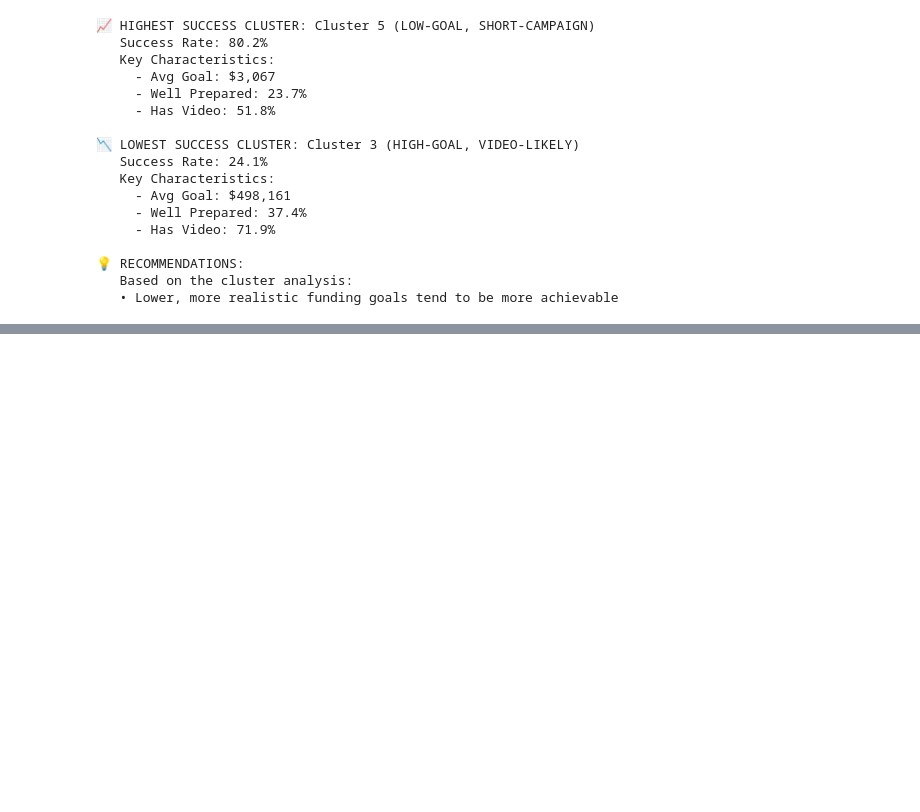
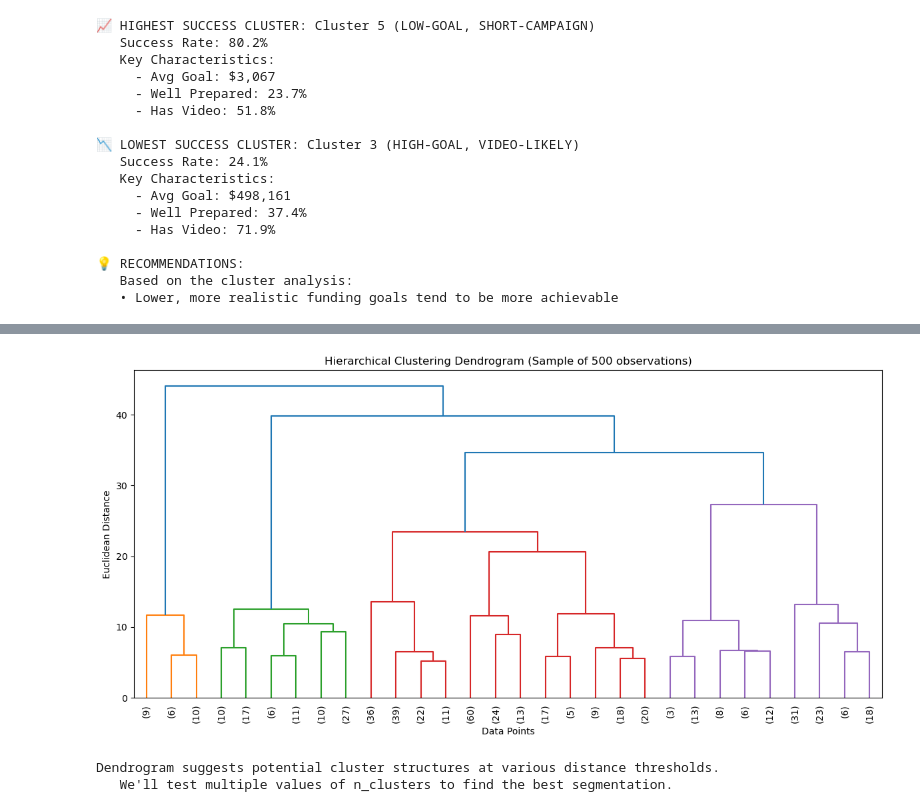
Before and after one commit to rafachan3/kickstarter-prediction, a Jupyter notebook: kickstarter-prediction.ipynb, the cells around one changed output, grey strips where cells are left out. Drawn from its saved outputs; the diff is of its cells as text; code cells hidden in the pictures; blank space fills up the shorter version.

```diff
--- a/kickstarter-prediction.ipynb
+++ b/kickstarter-prediction.ipynb
@@ -614,11 +625,14 @@ df_cluster['goal_tier'] = pd.cut(
     labels=[0, 1, 2, 3, 4]  # Low, Medium, High, Very High, Mega
 ).astype(float)
 
-# 1b. Funding intensity: goal per campaign day (ratio feature like pct_screen)
+# Funding intensity: goal per campaign day (ratio feature like pct_screen)
 df_cluster['goal_per_day'] = df_cluster['goal_usd'] / df_cluster['campaign_duration_days'].replace(0, 1)
 df_cluster['log_goal_per_day'] = np.log1p(df_cluster['goal_per_day'])
 
-# 1c. Binary features using np.where
+# Preparation time: time from project creation to launch (in days)
+df_cluster['prep_time_days'] = (df_cluster['launched_at'] - df_cluster['created_at']) / (60 * 60 * 24)
+
+# Binary features using np.where
 # High ambition project (goal > $50,000)
 df_cluster['is_high_goal'] = np.where(df_cluster['goal_usd'] > 50000, 1, 0)
 
@@ -717,7 +731,7 @@ Applying IQR-based outlier capping:
 # %% [markdown]
 K-Means is a distance-based algorithm, so feature scaling is essential.
 # %%
-caler_cluster = StandardScaler()
+scaler_cluster = StandardScaler()
 X_cluster_scaled = scaler_cluster.fit_transform(X_cluster_capped)
 
 print("\nFeatures scaled using StandardScaler (mean=0, std=1)")
@@ -1411,0 +1438,29 @@ else:
+# %%
+# Dendrogram visualization
+from scipy.cluster.hierarchy import linkage, dendrogram
+import matplotlib.pyplot as plt
+
+# Use a small sample for dendrogram visualization due to computational constraints
+sample_size_dendro = 500
+np.random.seed(42)
+sample_indices = np.random.choice(len(X_cluster_scaled), size=sample_size_dendro, replace=False)
+X_sample_dendro = X_cluster_scaled[sample_indices]
+
+# Compute the linkage matrix using Ward's method
+linkage_matrix = linkage(X_sample_dendro, method='ward')
+
+# Plot the dendrogram
+plt.figure(figsize=(12, 6))
+dendrogram_info = dendrogram(linkage_matrix, truncate_mode='lastp', p=30, leaf_rotation=90)
+plt.title('Hierarchical Clustering Dendrogram (Sample of 500 observations)')
+plt.xlabel('Data Points')
+plt.ylabel('Euclidean Distance')
+plt.tight_layout()
+plt.show()
+
+print("\nDendrogram suggests potential cluster structures at various distance thresholds.")
+print("   We'll test multiple values of n_clusters to find the best segmentation.")
+# %% [output]
+[figure, added]
+Dendrogram suggests potential cluster structures at various distance thresholds.
+   We'll test multiple values of n_clusters to find the best segmentation.
```
Also changed, not shown: parts of 46 cells of this notebook.
